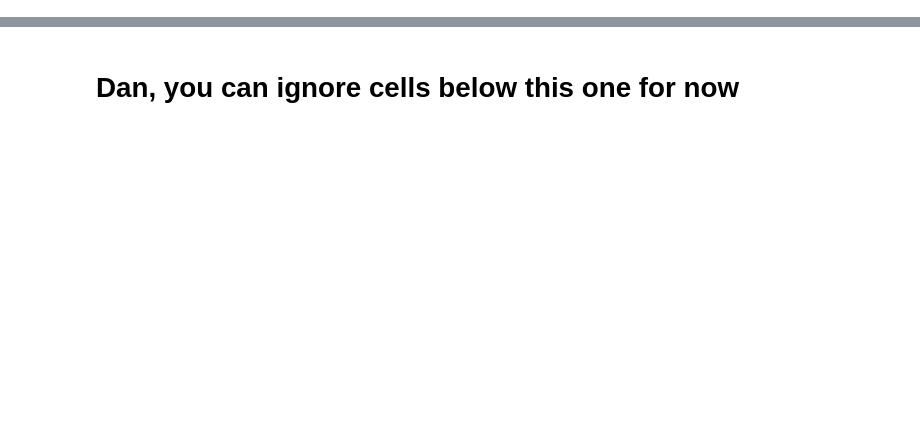
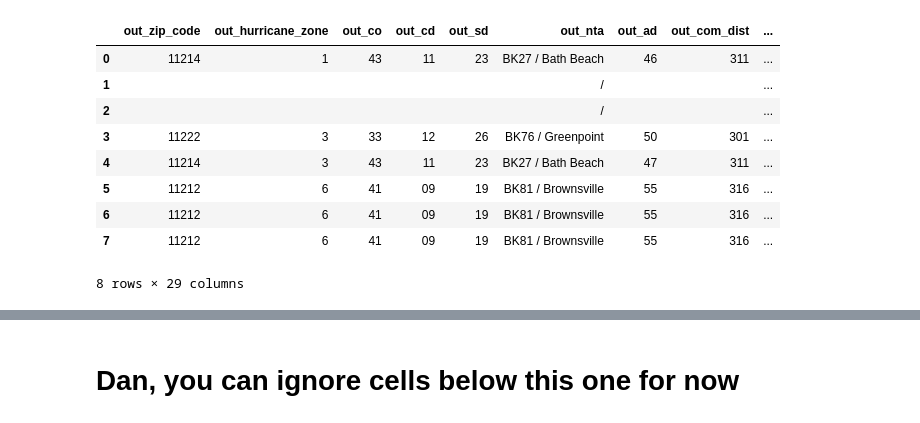
Before and after one commit to NYCParks-data/Structures, a Jupyter notebook: scripts/new_geosupport_process.ipynb, the cells around one changed output, grey strips where cells are left out. Cells and saved outputs as stored; diff of their text form; code cells hidden in the pictures; blank space fills up the shorter version.

```diff
--- a/scripts/new_geosupport_process.ipynb
+++ b/scripts/new_geosupport_process.ipynb
@@ -68,0 +95,20 @@ final_df
+# %%
+def add_ck(df):
+    #Records with 00 or -99 GRC codes are valid to check for "addressable" condition required for Function 1B
+    if df['out_grc'] in ['00', '-99']:
+
+            #Check for equality and validity of low and high house number. The low and high house numbers need cannot be blank and
+            #must be equal to use as input into function 1.
+            if (df['high_address_number'] == df['low_address_number'] and
+               (df['high_address_number'] != '' and df['low_address_number'] != '')):
+                add_val = 'Addressable'
+
+            #If the low and high range are not equal then the record should not be input into function 1.
+            else:
+                add_val = 'Non-Addressable, Range'
+
+
+    else:
+        add_val = 'Non-Addressable: {}'.format(df['out_error_message'])
+
+    return add_val
@@ -68,0 +141,13 @@ final_df
+# %%
+func1B_out_df
+# %% [output]
+|  | out_zip_code | out_hurricane_zone | out_co | out_cd | out_sd | out_nta | out_ad | out_com_dist | ... |
+| 0 | 11214 | 1 | 43 | 11 | 23 | BK27 / Bath Beach | 46 | 311 | ... |
+| 1 |  |  |  |  |  | / |  |  | ... |
+| 2 |  |  |  |  |  | / |  |  | ... |
+| 3 | 11222 | 3 | 33 | 12 | 26 | BK76 / Greenpoint | 50 | 301 | ... |
+| 4 | 11214 | 3 | 43 | 11 | 23 | BK27 / Bath Beach | 47 | 311 | ... |
+| 5 | 11212 | 6 | 41 | 09 | 19 | BK81 / Brownsville | 55 | 316 | ... |
+| 6 | 11212 | 6 | 41 | 09 | 19 | BK81 / Brownsville | 55 | 316 | ... |
+| 7 | 11212 | 6 | 41 | 09 | 19 | BK81 / Brownsville | 55 | 316 | ... |
+8 rows × 29 columns
```
Also changed, not shown: parts of 20 cells of this notebook, 1 other file.
